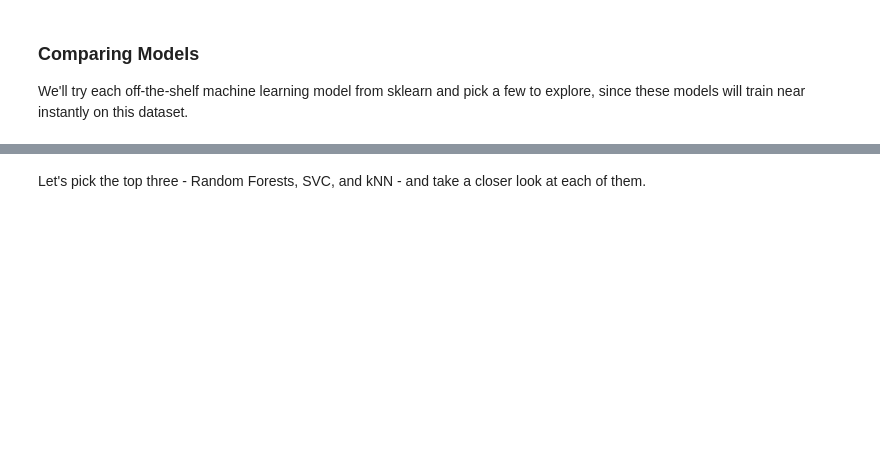
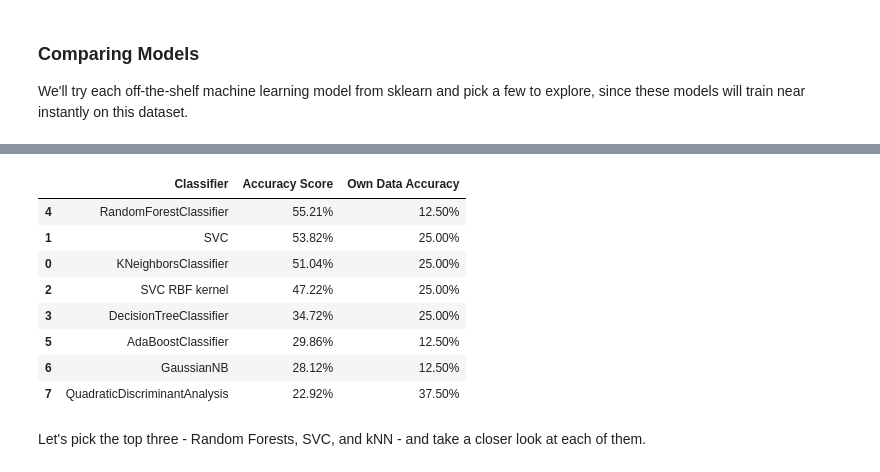
Before and after one commit to Yifei9119/Week3-ClassicML, a Jupyter notebook: Week_3_MachineLearning.ipynb, the cells around one changed output, grey strips where cells are left out. Cells and saved outputs as stored; diff of their text form; code cells hidden in the pictures; blank space fills up the shorter version.

```diff
--- a/Week_3_MachineLearning.ipynb
+++ b/Week_3_MachineLearning.ipynb
@@ -718,31 +709,51 @@ scores_df.sort_values(by='Accuracy Score',axis=0,ascending=False)
 # %%
 from sklearn.neighbors import KNeighborsClassifier
 from sklearn.svm import SVC
 from sklearn.tree import DecisionTreeClassifier
 from sklearn.ensemble import RandomForestClassifier, AdaBoostClassifier
 from sklearn.naive_bayes import GaussianNB
 from sklearn.discriminant_analysis import QuadraticDiscriminantAnalysis
 
 classification_models = [
     KNeighborsClassifier(),#(3),
     SVC(kernel='linear'),#, C=0.025),
     SVC(kernel='rbf'),
     DecisionTreeClassifier(),#max_depth=5),
     RandomForestClassifier(),#max_depth=5, n_estimators=10, max_features=1),
     AdaBoostClassifier(),
     GaussianNB(),
     QuadraticDiscriminantAnalysis()]
 
 scores = []
 for model in classification_models:
-    model.fit(X_train_scaled, y_train)
-    score = model.score(X_test_scaled, y_test)
+    # Train on original data, test on original data
+    model.fit(X_train_minmax, y_train)
+    score = model.score(X_test_minmax, y_test)
+
+    # Accuracy on your own sample(s)
+    own_score = model.score(myfeatures_minmax, myemotions)
+
     model_name = type(model).__name__
-    if model_name=='SVC' and model.kernel=='rbf': model_name+=' RBF kernel'
-    scores.append((model_name,(f'{100*score:.2f}%')))
-# Make it pretty
-scores_df = pd.DataFrame(scores,columns=['Classifier','Accuracy Score'])
+    if model_name == 'SVC' and model.kernel == 'rbf':
+        model_name += ' RBF kernel'
+
+    scores.append((model_name, (f'{100*score:.2f}%'), (f'{100*own_score:.2f}%')))
+
+scores_df = pd.DataFrame(
+    scores,
+    columns=['Classifier', 'Accuracy Score', 'Own Data Accuracy']
+)
 scores_df.sort_values(by='Accuracy Score',axis=0,ascending=False)
+# %% [output]
+|  | Classifier | Accuracy Score | Own Data Accuracy |
+| 4 | RandomForestClassifier | 55.21% | 12.50% |
+| 1 | SVC | 53.82% | 25.00% |
+| 0 | KNeighborsClassifier | 51.04% | 25.00% |
+| 2 | SVC RBF kernel | 47.22% | 25.00% |
+| 3 | DecisionTreeClassifier | 34.72% | 25.00% |
+| 5 | AdaBoostClassifier | 29.86% | 12.50% |
+| 6 | GaussianNB | 28.12% | 12.50% |
+| 7 | QuadraticDiscriminantAnalysis | 22.92% | 37.50% |
 # %% [markdown]
 Let's pick the top three - Random Forests, SVC, and kNN - and take a closer look at each of them.
 # %% [markdown]
```
Also changed, not shown: parts of 9 cells of this notebook.
